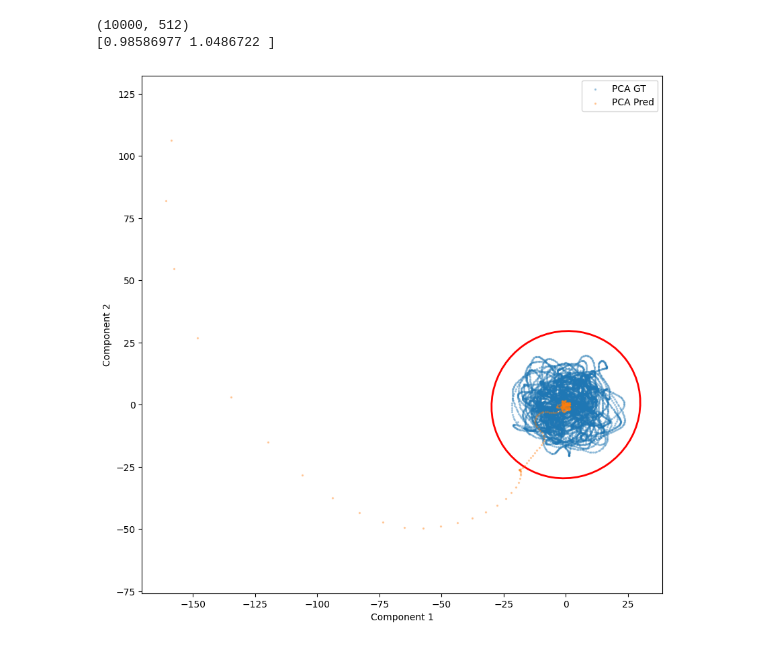
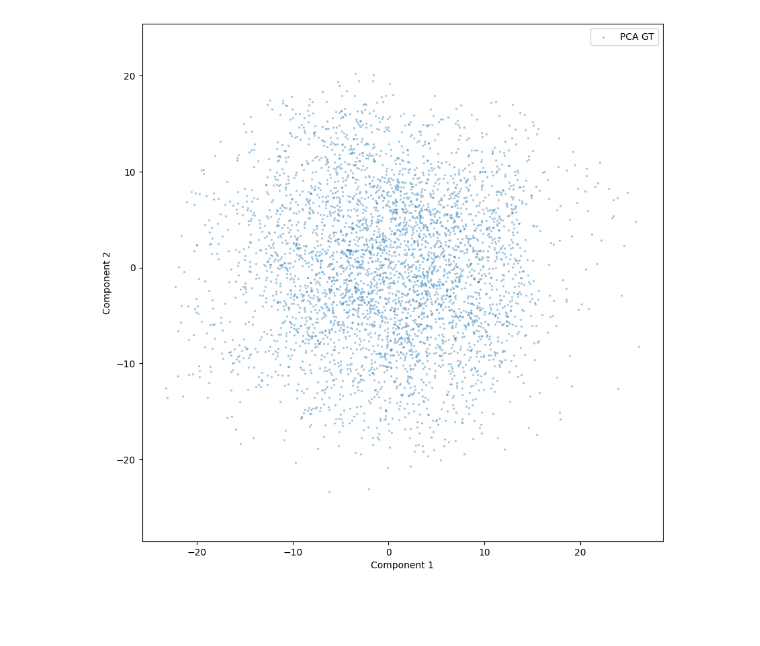
Before and after one commit to andreagoertzen/dissipativity-learning, a Jupyter notebook: KS/stats_test.ipynb, the cells around one changed output. Cells and saved outputs as stored; diff of their text form; code cells hidden in the pictures; blank space fills up the shorter version.

Commit message:
Revert "stats_test.ipynb is a testing script for rollout on testing dataset"
This reverts commit 6889abbb6c9e828c6c631809f54dd003dac6d74e.

```diff
--- a/KS/stats_test.ipynb
+++ b/KS/stats_test.ipynb
@@ -98,52 +73,35 @@ def rollout_on_test(eval_model, data_x, trunk_scale, test_traj, device):
 device = torch.device('cuda' if torch.cuda.is_available() else 'cpu')
 print(f"Using device: {device}")
 
-model_path = 'Trained_Models/0818_18/E10000_TS0.05_branchConv0_trunkHidden3__proj_LamRegVol1.0_C030.0_diagQ_dim256' + '/model_epoch_best.pt'
-model_params = np.load(model_path.replace('model_epoch_best.pt', 'model_params.npz'), allow_pickle=True)
+tag = '0814_1657_project'
+model_path = tag + '/model_epoch_best.pt'
+data_path = 'Data/KS_data_batched_l100.53_grid512_M8_T500.0_dt0.01_amp5.0/data.npz'
+figs_folder = os.path.join(tag, 'eval_results')
 
-# Step 1: Load the read-only .npz file
-loaded_data = np.load(model_path.replace('model_epoch_best.pt', 'model_params.npz'), allow_pickle=True)
-
-# Step 2: Copy its contents into a new, editable dictionary 📋
-model_params = {
-    'm': 512,
-    'n': 1,
-    'epochs': 10000,
-    'bsize': 2048,
-    'lam_reg_vol': 0.1,
-    'project': True,
-    'tag': '',
-    'c0': 30.0,
-    'dt': 0.2,
-    'trainable_c': False,
-    'trunk_scale': 0.05,
-    'diag_Q': True,
-    'output_dim': 256,
-    'branch_conv_channels': [],
-    'branch_fc_dims': [256],
-    'trunk_hidden_dims': [256, 256, 256]
-}
-
-# # Step 3: Now you can modify the new dictionary
-# model_params['m'] = int(model_params['m'])
-# print(model_params)
-
-eval_model = DeepONet(model_params).to(device)
-# load the state dictionary from model_path to the eval_model
-eval_model.load_state_dict(torch.load(model_path, map_location=device))
-
-Q = eval_model.V._construct_Q().detach().cpu().numpy()
-print(Q)
-# Q = np.eye(512)
-c = eval_model.c.detach().cpu().numpy() ** 2
-
-data_path = 'Data/KS_data_test_l100.53_grid512_M1_T2000.0_dt0.005_dt_sample0.2_amp20.0.npz/data.npz'
+if not os.path.exists(figs_folder):
+	os.makedirs(figs_folder)
 
 # --- 2. Load Data ---
 print(f"Loading data from {data_path}...")
 data = np.load(data_path, allow_pickle=True)
+_, val_dataset = load_multi_traj_data(data)
+print(f"Loaded validation dataset with {len(val_dataset)} samples.")
 
-test_traj = data['u_batch']
-pred_traj = rollout_on_test(eval_model, data['x'], model_params['trunk_scale'], test_traj, device)
+x_val = (val_dataset.branch_inputs.to(device), val_dataset.trunk_input.to(device))
+y_val = val_dataset.targets.to(device)
+
+# --- 3. Initialize and Load Model ---
+m = val_dataset.branch_inputs.shape[1]
+n = val_dataset.trunk_input.shape[1]
+print(n)
+project = True # Set this to match the config of the saved model
+
+eval_model = model.DeepONet(m, n, project=project).to(device)
+print(f"Loading saved model weights from {model_path}...")
+eval_model.load_state_dict(torch.load(model_path, map_location=device))
+eval_model.eval()
+
+# --- 4. Run Visualization ---
+visualize_ellipsoid(eval_model, data['u_batch'])
 # %% [output]
 Using device: cuda
@@ -166,6 +124 @@ Loading data from Data/KS_data_test_l100.53_grid512_M1_T2000.0_dt0.005_dt_sample
+[figure, added]
-# %%
-visualize_ellipsoid(test_traj, pred_traj, Q, c)
-# %% [output]
-(10000, 512)
-[0.98586977 1.0486722 ]
-[figure, removed]
```
Also changed, not shown: parts of 6 cells of this notebook.
